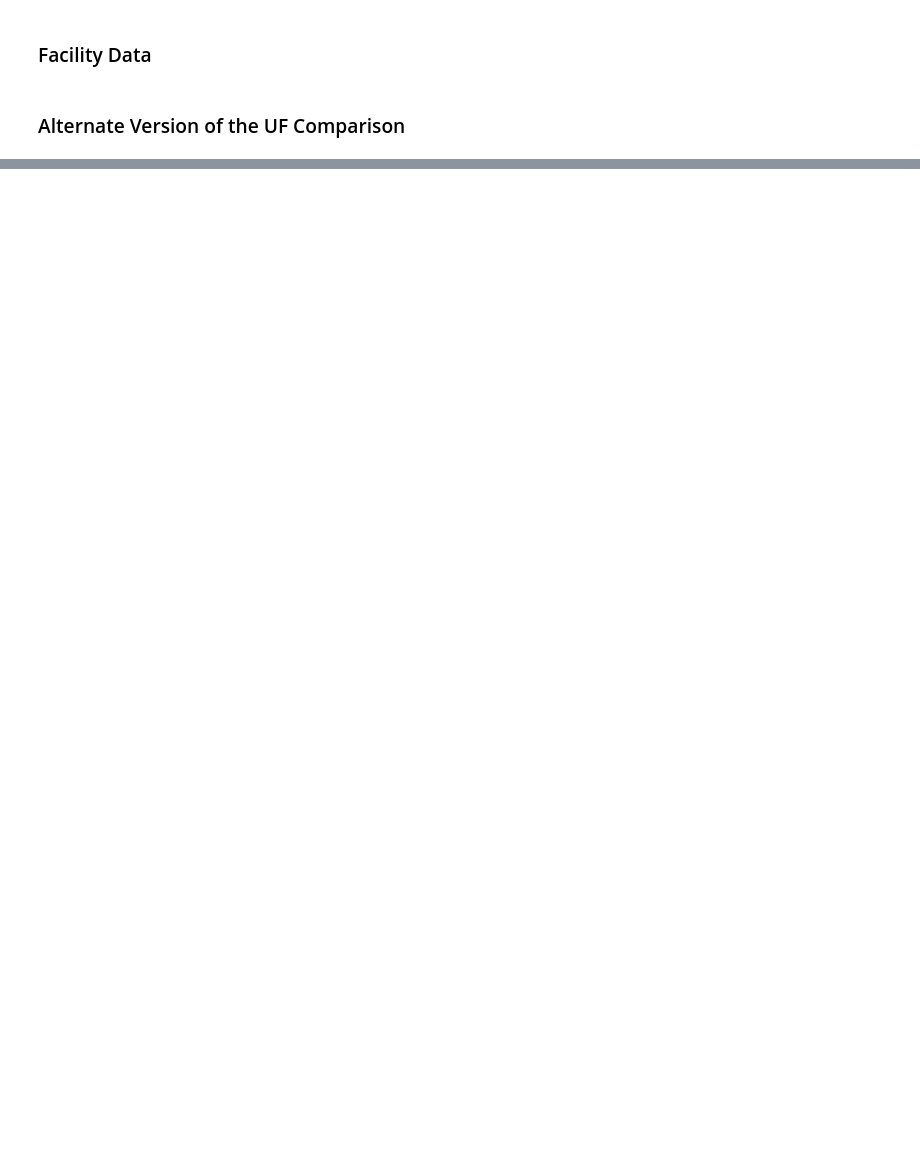
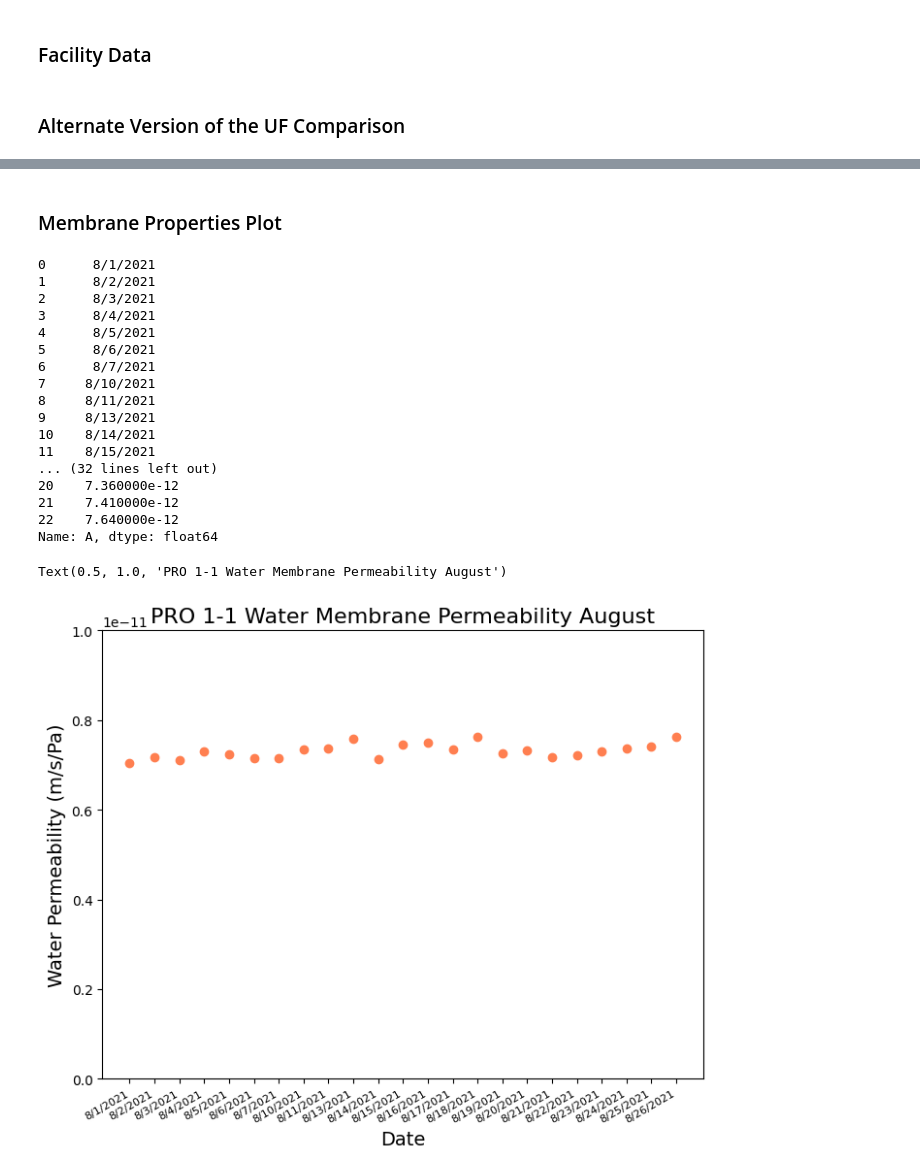
Before and after one commit to watertap-org/flex_desal, a Jupyter notebook: src/wrd/report/Jan2026_report_figures.ipynb, the cells around one changed output, grey strips where cells are left out. Drawn from its saved outputs; the diff is of its cells as text; code cells hidden in the pictures; blank space fills up the shorter version.

Commit message:
Changing Permeability values and plotting one month

```diff
--- a/src/wrd/report/Jan2026_report_figures.ipynb
+++ b/src/wrd/report/Jan2026_report_figures.ipynb
@@ -501,0 +491,37 @@ plt.savefig('UF_Individual_Pump_Comparison.png', dpi=300)
+# %% [markdown]
+### Membrane Properties Plot
+# %%
+month = 8
+perm_data = pd.read_csv("C:\\Users\\rchurchi\\flex_desal\\src\\wrd\\membrane_properties\\memb_perm_values_PRO1_1_aug.csv")
+perm_data = perm_data[:-5]
+# TODO: Have all dates in the month on x-axis but only plot the values we have.
+# %%
+fig_12 = plt.figure(figsize=(8,6))
+print(perm_data['DateTime'])
+print(perm_data['A'])
+plt.plot(perm_data['DateTime'], perm_data['A'], color='coral', marker='o',linestyle='None')
+plt.xlabel('Date', fontsize=14)
+plt.xticks(rotation=30, ha='right', fontsize=8)
+plt.ylabel('Water Permeability (m/s/Pa)', fontsize=14)
+plt.ylim([0, 1e-11])
+plt.title('PRO 1-1 Water Membrane Permeability August', fontsize=16)
+# %% [output]
+0      8/1/2021
+1      8/2/2021
+2      8/3/2021
+3      8/4/2021
+4      8/5/2021
+5      8/6/2021
+6      8/7/2021
+7     8/10/2021
+8     8/11/2021
+9     8/13/2021
+10    8/14/2021
+11    8/15/2021
+... (32 lines left out)
+20    7.360000e-12
+21    7.410000e-12
+22    7.640000e-12
+Name: A, dtype: float64
+Text(0.5, 1.0, 'PRO 1-1 Water Membrane Permeability August')
+[figure, added]
```
Also changed, not shown: parts of 9 cells of this notebook, 4 other files.
